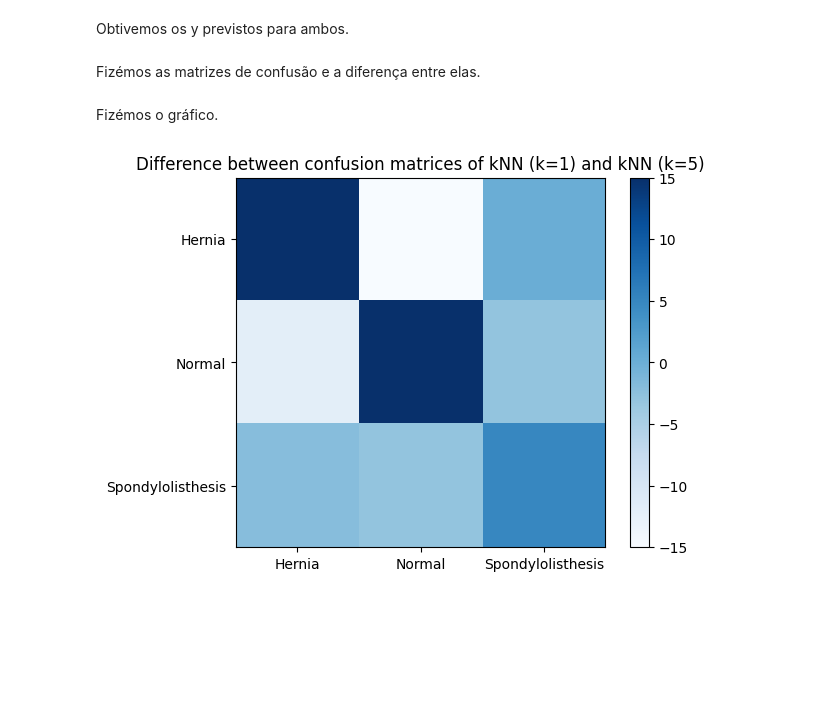
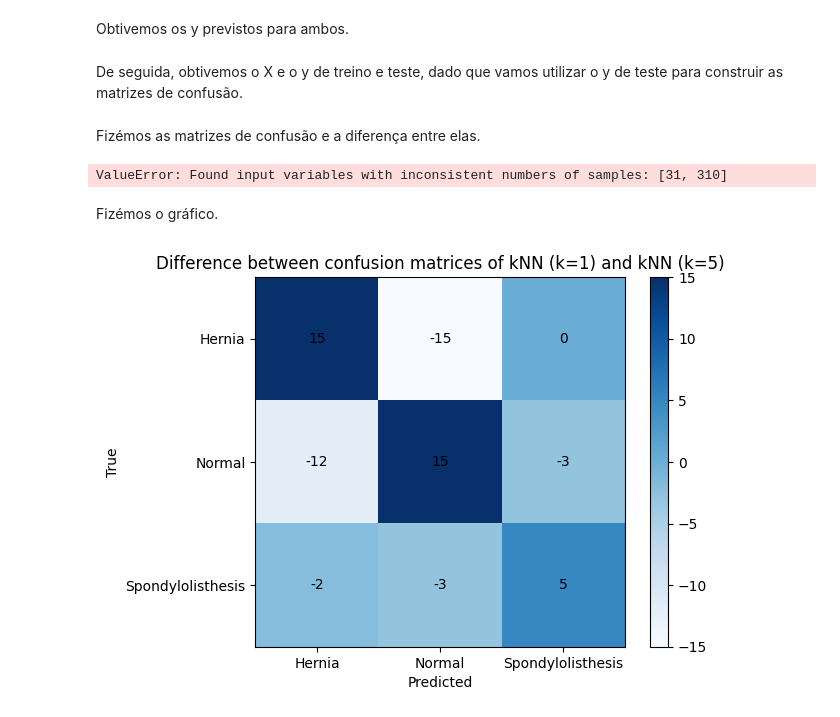
Before and after one commit to NunoGandum19/Aprendizagem, a Jupyter notebook: Homework2/Homework2.ipynb, the cells around one changed output. Cells and saved outputs as stored; diff of their text form; code cells hidden in the pictures; blank space fills up the shorter version.

```diff
--- a/Homework2/Homework2.ipynb
+++ b/Homework2/Homework2.ipynb
@@ -77,24 +77,35 @@ knn1.fit(X, y)
 knn5.fit(X, y)
 y1_pred = knn1.predict(X)
 y5_pred = knn5.predict(X)
+# %% [markdown]
+De seguida, obtivemos o X e o y de treino e teste, dado que vamos utilizar o y de teste para construir as matrizes de confusão.
+# %%
+for train_k, test_k in cv.split(X, y):
+    X_train, X_test = X.iloc[train_k], X.iloc[test_k]
+    y_train, y_test = y.iloc[train_k], y.iloc[test_k]
 # %% [markdown]
 Fizémos as matrizes de confusão e a diferença entre elas.
 # %%
-cm1 = confusion_matrix(y, y1_pred)
-cm5 = confusion_matrix(y, y5_pred)
+cm1 = confusion_matrix(y_test, y1_pred)
+cm5 = confusion_matrix(y_test, y5_pred)
 
 dif = cm1 - cm5
+# %% [output]
+ValueError: Found input variables with inconsistent numbers of samples: [31, 310]
 # %% [markdown]
 Fizémos o gráfico.
 # %%
 plt.figure()
 plt.imshow(dif, cmap='Blues')
 plt.colorbar()
 plt.xlabel('Predicted')
 plt.ylabel('True')
+for i in range(dif.shape[0]):
+    for j in range(dif.shape[1]):
+        plt.text(j, i, str(int(dif[i, j])), ha='center', va='center', color='black')
 plt.xticks([0, 1, 2], ['Hernia', 'Normal', 'Spondylolisthesis'])
 plt.yticks([0, 1, 2], ['Hernia', 'Normal', 'Spondylolisthesis'])
 plt.title('Difference between confusion matrices of kNN (k=1) and kNN (k=5)')
 plt.show()
 # %% [output]
-[figure, old version]
+[figure, new version]
```
Also changed, not shown: 1 other file.
